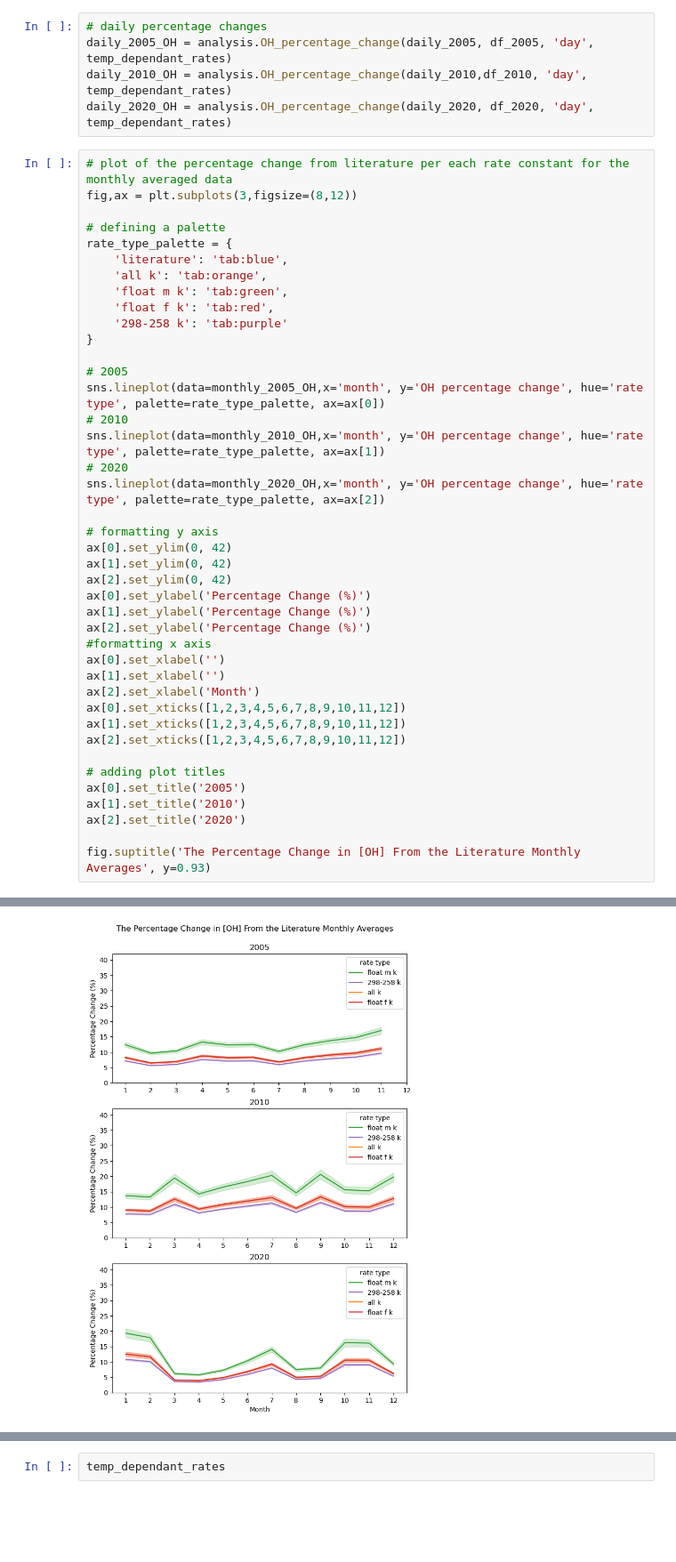
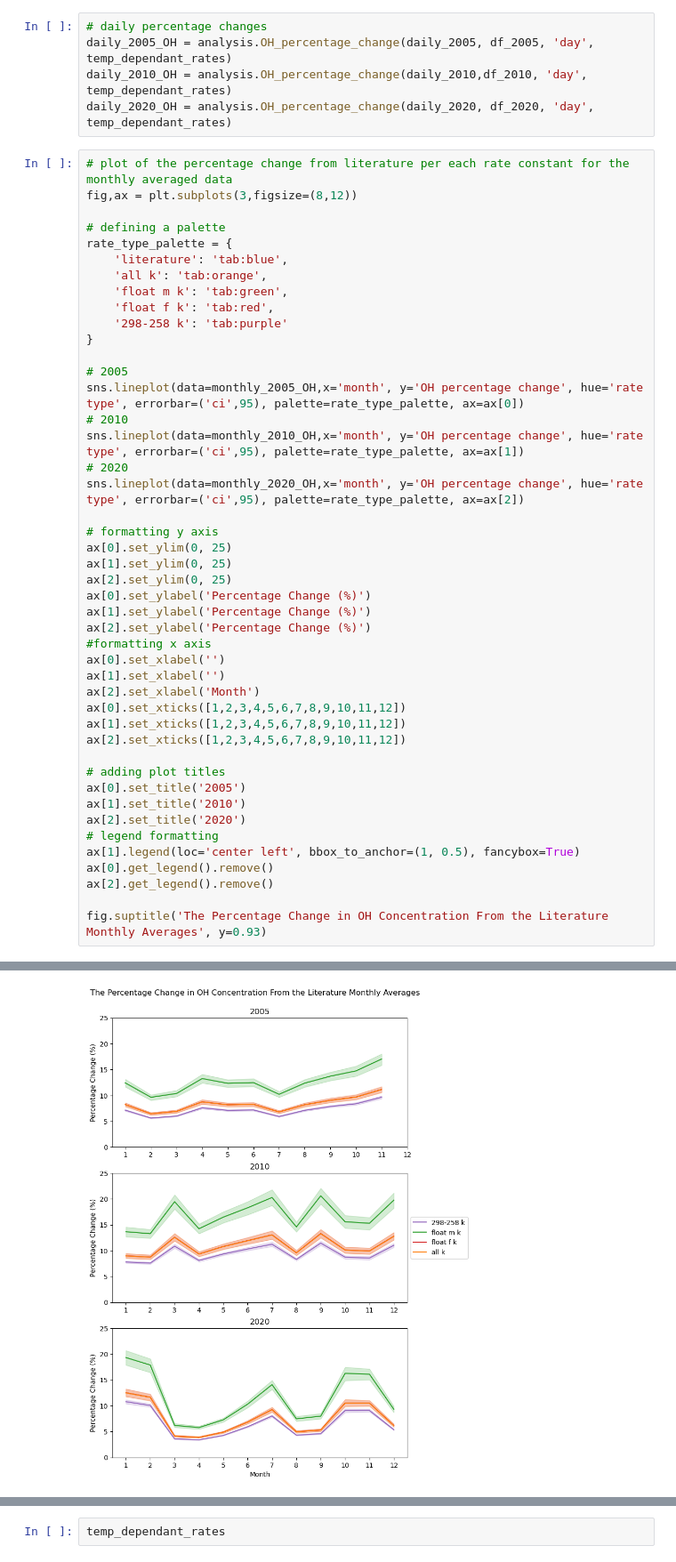
Before and after one commit to annie2234/A-K-OHNO-Thesis, a Jupyter notebook: Analysis.ipynb, the cells around one changed output, grey strips where cells are left out. Shown at 89% size. Cells and saved outputs as stored; diff of their text form; blank space fills up the shorter version.

Commit message:
Final notebooks
minor graph formatting changes and fixing a unit error which lead to the wrong scale of numbers. The DEFRA data has also been added.

```diff
--- a/Analysis.ipynb
+++ b/Analysis.ipynb
@@ -333,16 +333,16 @@ rate_type_palette = {
 }
 
 # 2005
-sns.lineplot(data=monthly_2005_OH,x='month', y='OH percentage change', hue='rate type', palette=rate_type_palette, ax=ax[0])
+sns.lineplot(data=monthly_2005_OH,x='month', y='OH percentage change', hue='rate type', errorbar=('ci',95), palette=rate_type_palette, ax=ax[0])
 # 2010
-sns.lineplot(data=monthly_2010_OH,x='month', y='OH percentage change', hue='rate type', palette=rate_type_palette, ax=ax[1])
+sns.lineplot(data=monthly_2010_OH,x='month', y='OH percentage change', hue='rate type', errorbar=('ci',95), palette=rate_type_palette, ax=ax[1])
 # 2020
-sns.lineplot(data=monthly_2020_OH,x='month', y='OH percentage change', hue='rate type', palette=rate_type_palette, ax=ax[2])
+sns.lineplot(data=monthly_2020_OH,x='month', y='OH percentage change', hue='rate type', errorbar=('ci',95), palette=rate_type_palette, ax=ax[2])
 
 # formatting y axis
-ax[0].set_ylim(0, 42)
-ax[1].set_ylim(0, 42)
-ax[2].set_ylim(0, 42)
+ax[0].set_ylim(0, 25)
+ax[1].set_ylim(0, 25)
+ax[2].set_ylim(0, 25)
 ax[0].set_ylabel('Percentage Change (%)')
 ax[1].set_ylabel('Percentage Change (%)')
 ax[2].set_ylabel('Percentage Change (%)')
@@ -358,6 +358,10 @@ ax[2].set_xticks([1,2,3,4,5,6,7,8,9,10,11,12])
 ax[0].set_title('2005')
 ax[1].set_title('2010')
 ax[2].set_title('2020')
+# legend formatting
+ax[1].legend(loc='center left', bbox_to_anchor=(1, 0.5), fancybox=True)
+ax[0].get_legend().remove()
+ax[2].get_legend().remove()
 
-fig.suptitle('The Percentage Change in [OH] From the Literature Monthly Averages', y=0.93)
+fig.suptitle('The Percentage Change in OH Concentration From the Literature Monthly Averages', y=0.93)
 # %% [output]
@@ -365,2 +369,2 @@ Text(0.5, 0.93, 'The Percentage Change in [OH] From the Literature Monthly Avera
-[figure, old version]
+[figure, new version]
 # %% [markdown]
```
Also changed, not shown: parts of 53 cells of this notebook, 5 other files.
